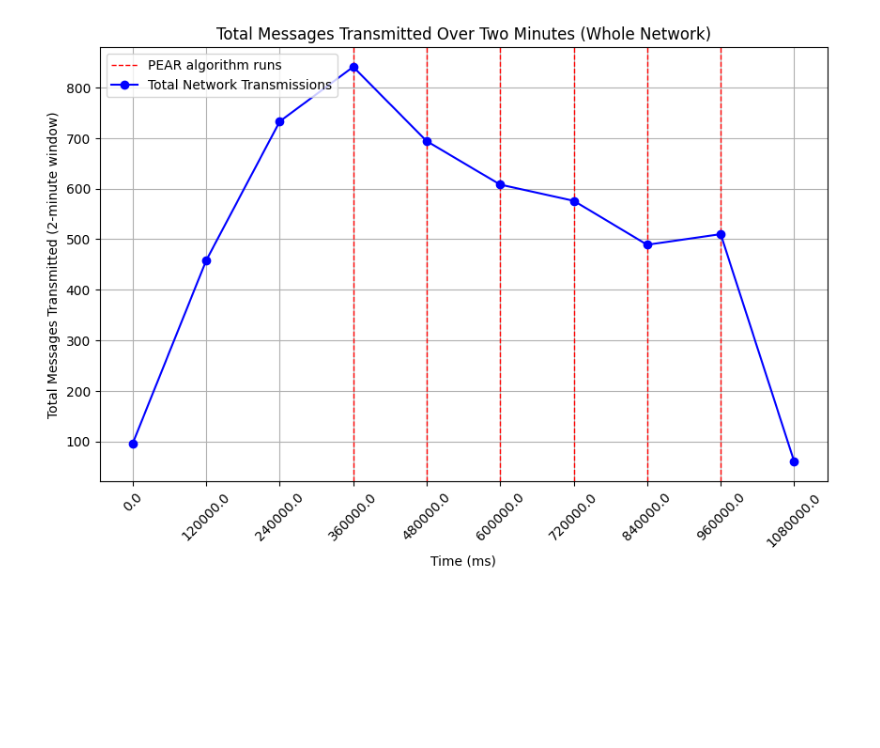
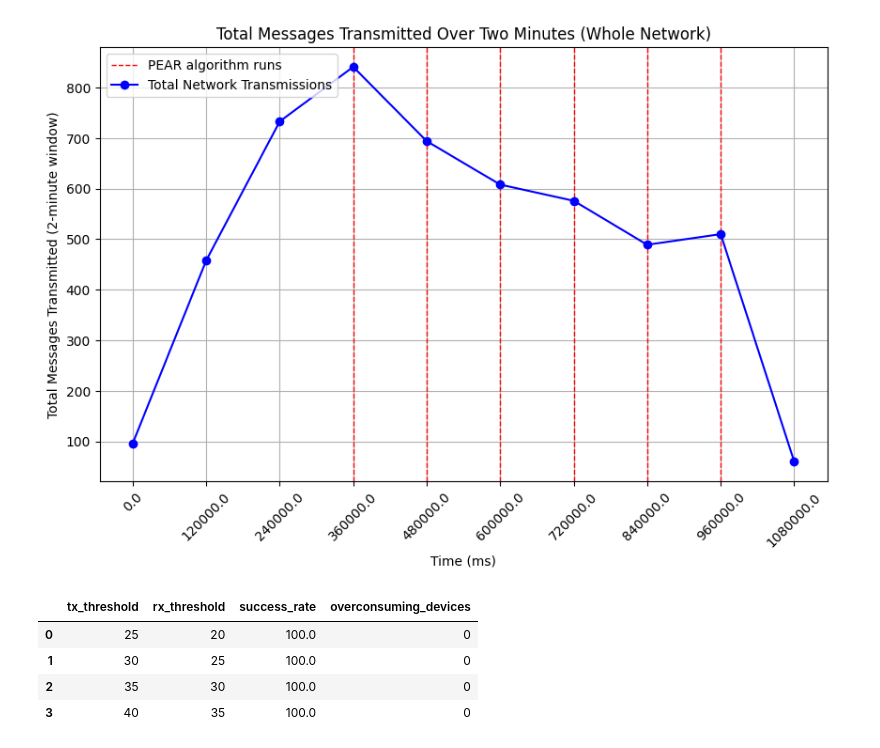
Before and after one commit to NikolajRFA/painlessPEARMesh, a Jupyter notebook: tools/graphs.ipynb, the cells around one changed output. Saved outputs shown, nothing was run; the diff lists cells and outputs as text; code cells hidden in the pictures; blank space fills up the shorter version.

Commit message:
Made grouped success rate table

```diff
--- a/tools/graphs.ipynb
+++ b/tools/graphs.ipynb
@@ -222,3 +223,24 @@ plt.grid()
 plt.show()
 # %% [output]
 [figure]
+# %%
+success_rate_df = temp_df.groupby("from_node").tail(1).copy()
+success_rate_df[["tx_threshold", "rx_threshold"]] = success_rate_df["from_node"].apply(
+    lambda this_node: pd.Series(get_energy_profile(this_node))
+)
+success_rate_df["energy_profile"] = success_rate_df["tx_threshold"] + success_rate_df["rx_threshold"]
+success_rate_df["success"] = (success_rate_df["tx_period"] < success_rate_df["tx_threshold"]) | (success_rate_df['rx_period'] < success_rate_df["rx_threshold"])
+
+# Group by tx_threshold and rx_threshold instead of energy_profile
+grouped_success_rate_df = success_rate_df.groupby(["tx_threshold", "rx_threshold"]).agg(
+    success_rate=("success", lambda x: (x.sum() / len(x)) * 100),  # Percentage of successful devices
+    overconsuming_devices=("success", lambda x: (len(x) - x.sum()))  # Count of unsuccessful devices
+).reset_index()
+
+grouped_success_rate_df
+# %% [output]
+|  | tx_threshold | rx_threshold | success_rate | overconsuming_devices |
+| 0 | 25 | 20 | 100.0 | 0 |
+| 1 | 30 | 25 | 100.0 | 0 |
+| 2 | 35 | 30 | 100.0 | 0 |
+| 3 | 40 | 35 | 100.0 | 0 |
```
Also changed, not shown: parts of 1 cell of this notebook.
